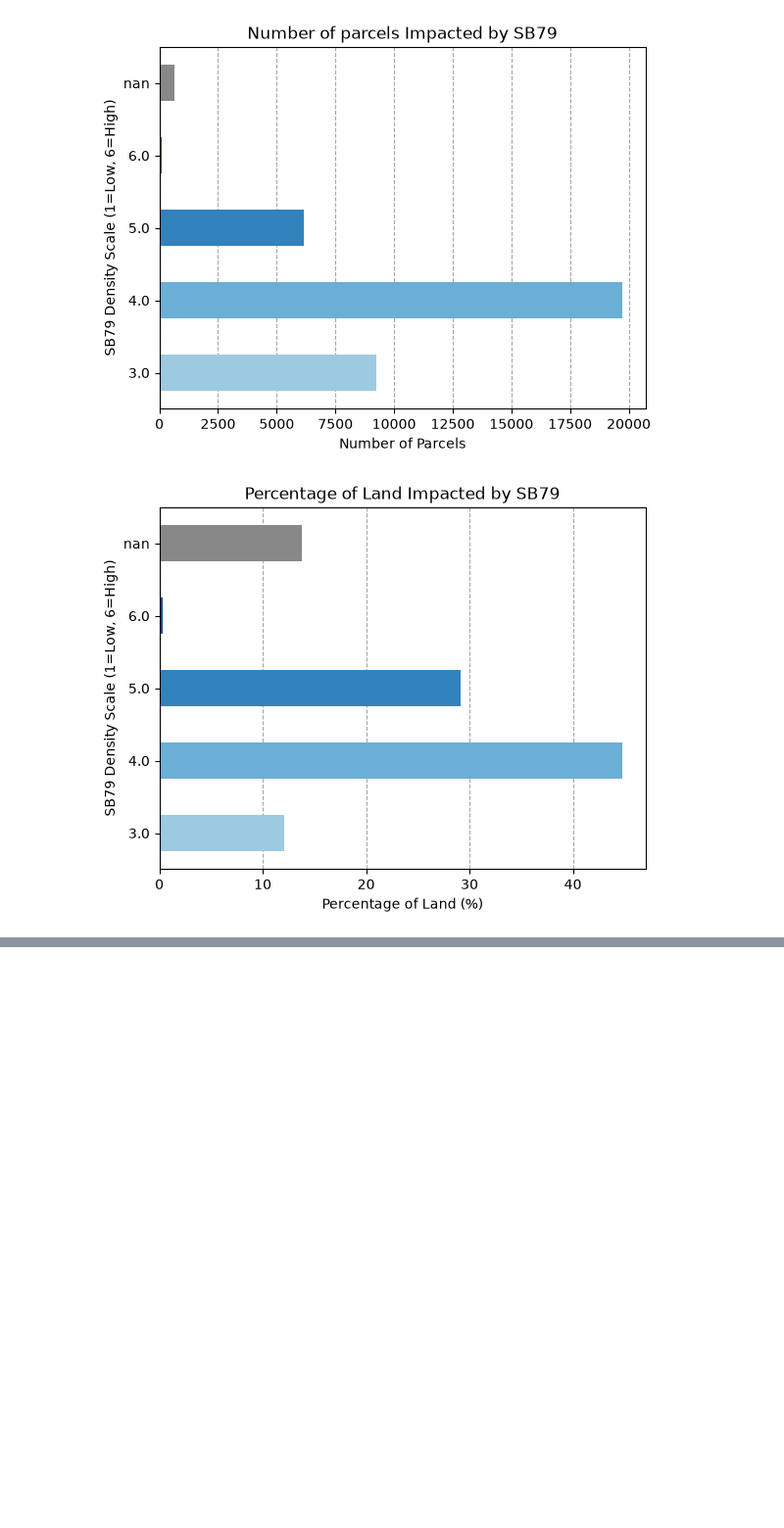
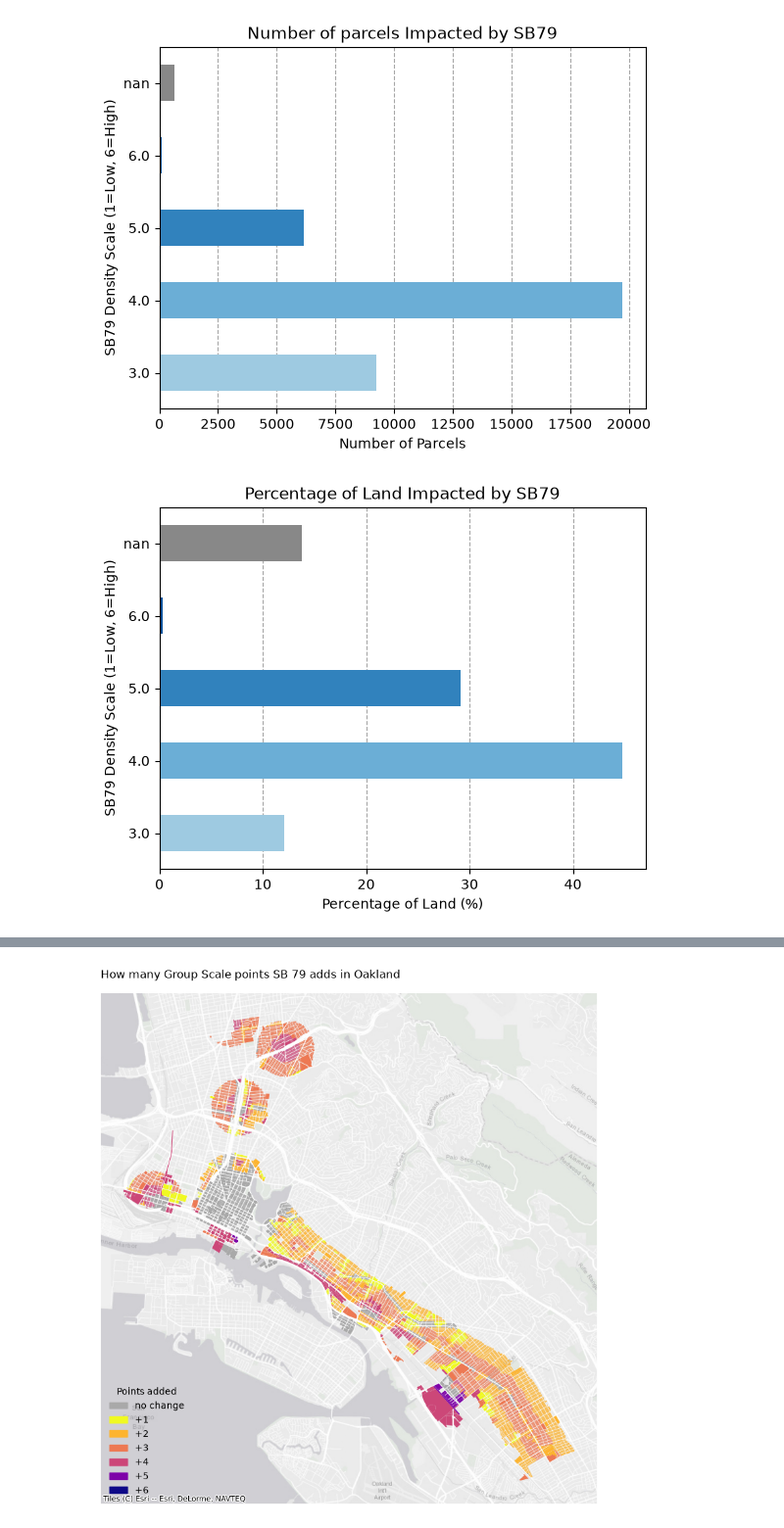
Before and after one commit to yonahg/CYPLAN101_SB79_Impact_Analysis, a Jupyter notebook: notebooks/oak_sb79_analysis.ipynb, the cells around one changed output, grey strips where cells are left out. Shown at 98% size. Cells and saved outputs as stored; diff of their text form; code cells hidden in the pictures; blank space fills up the shorter version.

```diff
--- a/notebooks/oak_sb79_analysis.ipynb
+++ b/notebooks/oak_sb79_analysis.ipynb
@@ -113,0 +115,58 @@ oak_parcels
+# %%
+oak_parcels['scale_diff_total'] = oak_parcels['sb79_scale'] - oak_parcels['group_scale'].fillna(0)
+
+# assign each parcel to the amount that it increased, and if the original density was higher, then it's assigned to zero (i.e., no increase)
+oak_parcels['net_scale_increase'] = oak_parcels['scale_diff_total']
+oak_parcels.loc[oak_parcels['net_scale_increase'] < 0, 'net_scale_increase'] = 0
+
+# create a boolean column to indicate whether the parcel's density increased or not or NaN if not relavant (i.e., not residential)
+oak_parcels['density_increases'] = pd.Series(dtype='object')
+oak_parcels.loc[oak_parcels['scale_diff_total'] > 0, 'density_increases'] = True
+oak_parcels.loc[oak_parcels['scale_diff_total'] <= 0, 'density_increases'] = False
+
+# check if the parcel was assigned an SB79 scale (i.e., was zoned residential, commercial, or mixed-use) and it did not have a group scale (i.e., was not zoned residential, commercial, or mixed-use)
+oak_parcels['became_residential'] = (
+    oak_parcels['sb79_scale'].notna() &
+    (oak_parcels['group_scale'].isna())
+)
+# %%
+# Where does SB 79 raise the scale in Oakland, and by how many points?
+oak_3857 = oak_parcels.to_crs(epsg=3857)  # 1. Reproject to match basemap CRS
+
+fig, ax = plt.subplots(figsize=(10, 10))
+
+change_colors = {
+    0: "#A9A9A9",  # no change (neutral gray)
+    1: "#f0f921",  # +1 (bright yellow)
+    2: "#fdb42f",  # +2 (gold)
+    3: "#ed7953",  # +3 (coral orange)
+    4: "#cc4778",  # +4 (magenta-pink)
+    5: "#7e03a8",  # +5 (vivid purple)
+    6: "#0d0887",  # +6 (deep indigo-blue)
+}
+
+for change, color in change_colors.items():
+    layer = oak_3857[oak_3857["net_scale_increase"] == change]
+    if len(layer) > 0:
+        layer.plot(ax=ax, color=color, linewidth=0, zorder=2)  # 2. Draw parcels ABOVE basemap
+
+cx.add_basemap(
+    ax,
+    source=cx.providers.Esri.WorldGrayCanvas,
+    zorder=1  # Draw basemap BELOW parcels
+)
+
+handles = [
+    mpatches.Patch(color=c, label=("no change" if k == 0 else f"+{k}"))
+    for k, c in change_colors.items()
+    if (oak_3857["net_scale_increase"] == k).any()
+]
+
+ax.legend(handles=handles, title="Points added", loc="lower left", frameon=False)
+ax.set_title("How many Group Scale points SB 79 adds in Oakland", loc="left")
+ax.set_axis_off()
+
+plt.savefig("../visualizations/oak_scale_change_map.png", dpi=300, bbox_inches="tight")
+plt.show()
+# %% [output]
+[figure, added]
```
Also changed, not shown: parts of 5 cells of this notebook, 11 other files.
